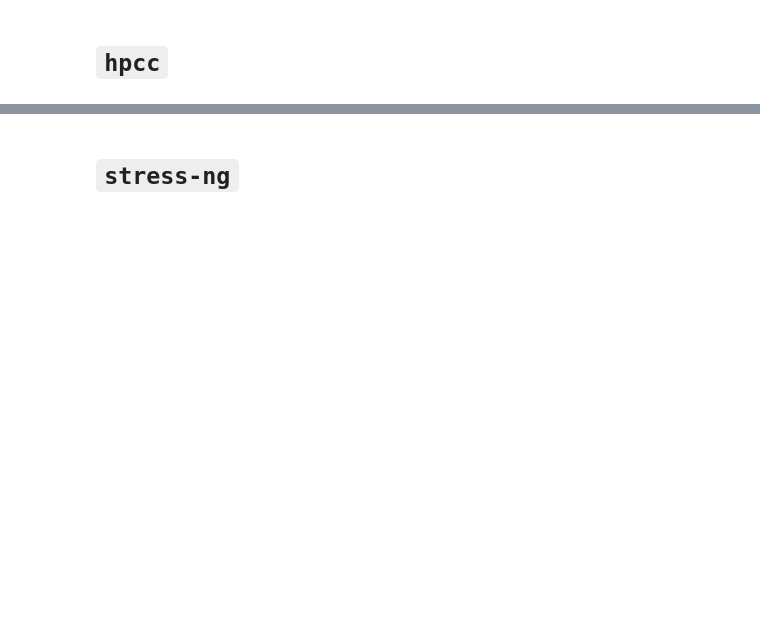
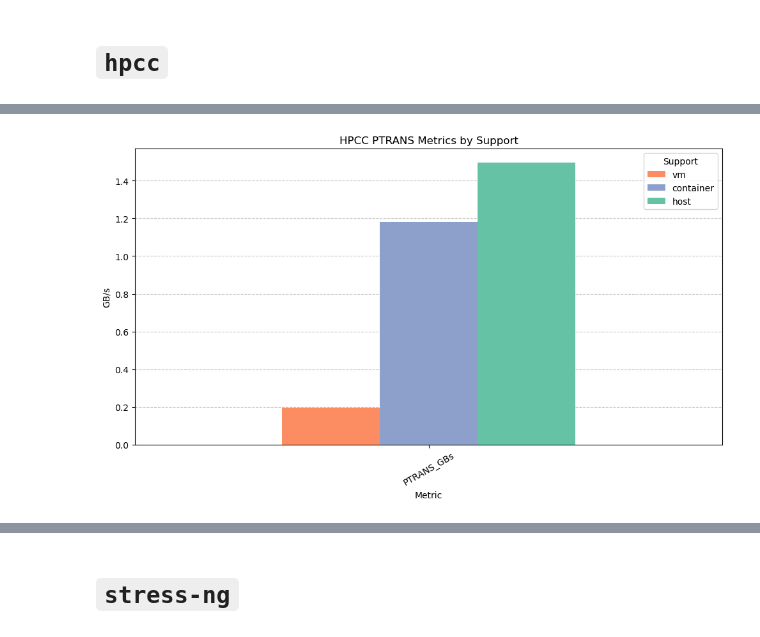
Before and after one commit to giovanni-lucarelli/cloud-basic, a Jupyter notebook: analysis/analysis.ipynb, the cells around one changed output, grey strips where cells are left out. Saved outputs shown, nothing was run; the diff lists cells and outputs as text; code cells hidden in the pictures; blank space fills up the shorter version.

```diff
--- a/analysis/analysis.ipynb
+++ b/analysis/analysis.ipynb
@@ -133,0 +123,16 @@ plt.show()
+# %%
+# Plot PTRANS
+ptrans_df = hpcc_raw[hpcc_raw['metric'].isin(ptrans_metric)]
+ptrans_df_plot = ptrans_df.set_index('metric')[['vm', 'container', 'host']]
+fig, ax = plt.subplots(figsize=(10, 6))
+ptrans_df_plot.plot(kind='bar', color=[palette[1], palette[2], palette[0]], ax=ax, zorder=2)
+ax.grid(axis='y', linestyle='--', alpha=0.7, zorder=1)  # Grid behind bars
+ax.set_title('HPCC PTRANS Metrics by Support')
+ax.set_ylabel('GB/s')
+ax.set_xlabel('Metric')
+ax.set_xticklabels(ax.get_xticklabels(), rotation=30)
+ax.legend(title='Support')
+plt.tight_layout()
+plt.show()
+# %% [output]
+[figure, added]
```
Also changed, not shown: parts of 35 cells of this notebook, 2 other files.
